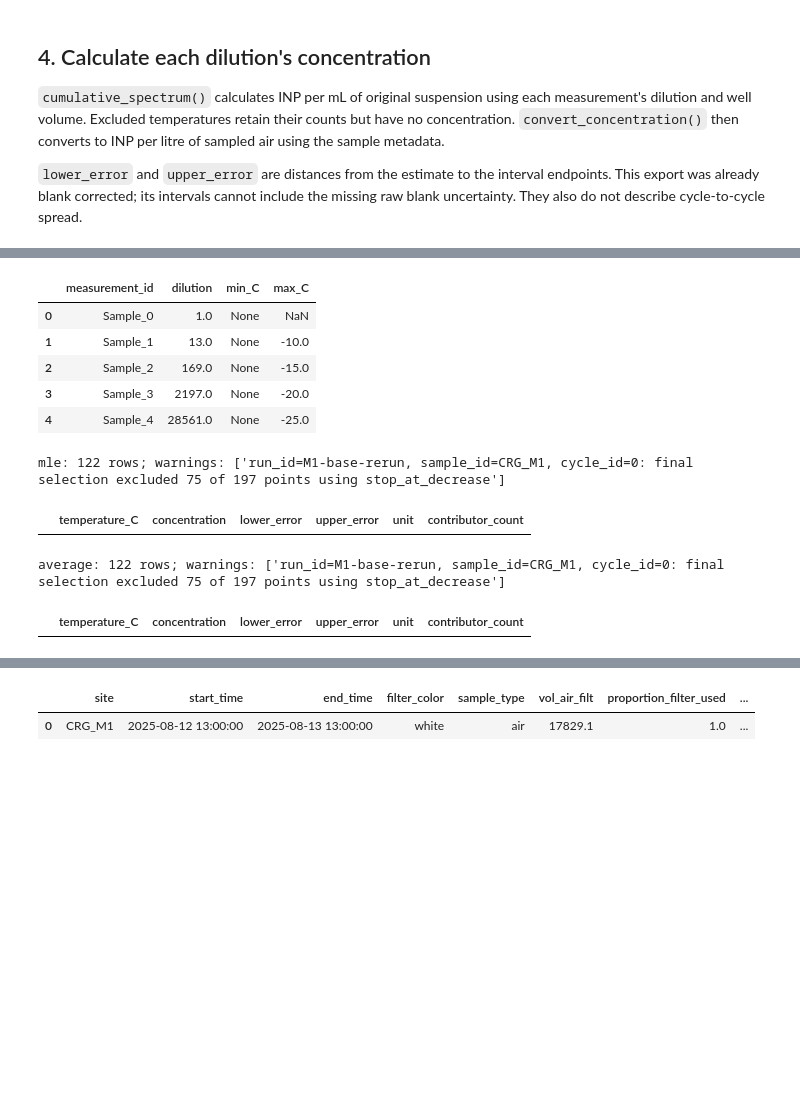
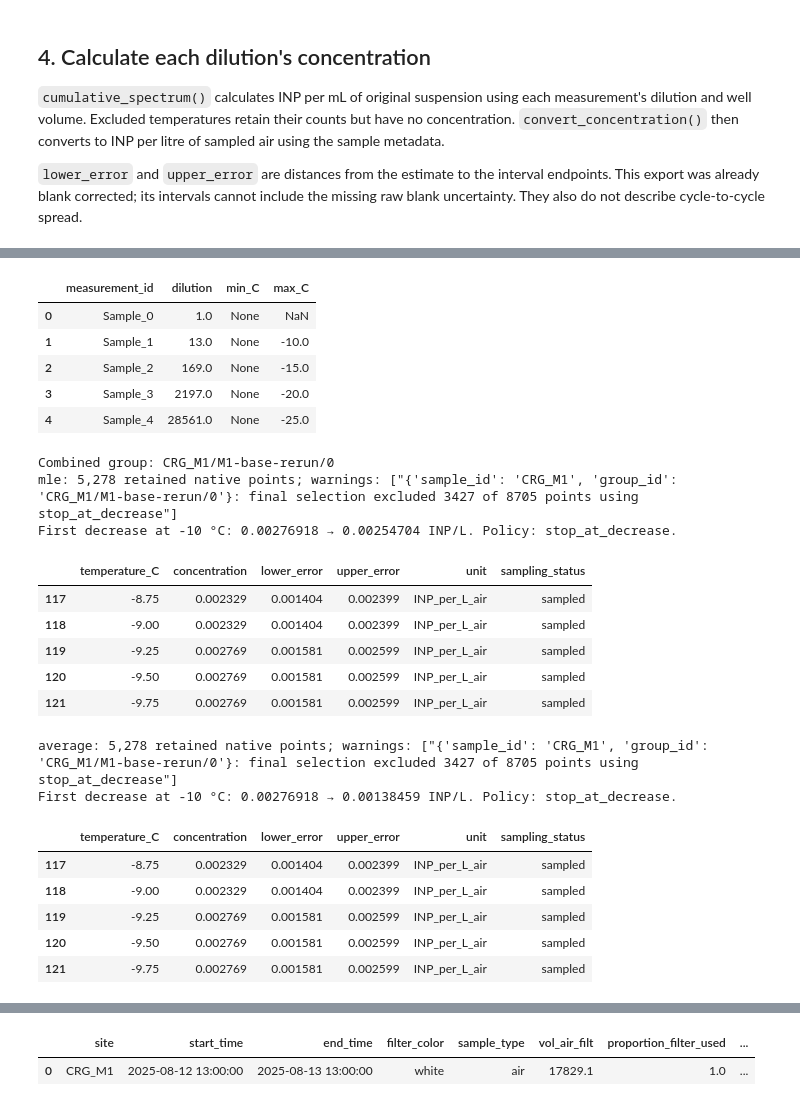
Before and after one commit to bochens/inptk, a Jupyter notebook: notebook/icescopy_freeze_count_to_air_inp_demo.ipynb, the cells around one changed output, grey strips where cells are left out. Drawn from its saved outputs; the diff is of its cells as text; code cells hidden in the pictures; blank space fills up the shorter version.

```diff
--- a/notebook/icescopy_freeze_count_to_air_inp_demo.ipynb
+++ b/notebook/icescopy_freeze_count_to_air_inp_demo.ipynb
@@ -57,9 +58,8 @@ RUN_ID = "M1-base-rerun"
 SAMPLE_MAP = {f"Sample_{i}": "CRG_M1" for i in range(5)}
 PLOT_SAMPLE_ID = "CRG_M1"
 PLOT_CYCLE_ID = "0"
-TEMPERATURE_STEP_C = 0.25
-TEMPERATURE_METHOD = "latest"
-TEMPERATURE_TOLERANCE_C = 0.0
+OUTPUT_STEP_C = 0.25  # Optional: applied only to the final result.
+OUTPUT_METHOD = "sample"  # Or "interpolate" for a derived curve.
 TEMPERATURE_RANGES_C = {
     "Sample_1": {"max_C": -10},
     "Sample_2": {"max_C": -15},
@@ -208,20 +208,15 @@ Decreases in the supplied fractions remain visible.
 # %%
-fractions = inptk.frozen_fraction(
-    experiment.counts,
-    step_C=TEMPERATURE_STEP_C,
-    temperature_method=TEMPERATURE_METHOD,
-    temperature_tolerance_C=TEMPERATURE_TOLERANCE_C,
-)
+fractions = inptk.frozen_fraction(experiment)
 fraction_df = fractions.to_dataframe()
-print(f"Frozen-fraction rows: {len(fraction_df):,}; grid spacing: {TEMPERATURE_STEP_C} °C")
+print(f"Original frozen-fraction observations: {len(fraction_df):,}")
 display(fraction_df[["sample_id", "cycle_id", "measurement_id", "temperature_C", "n_total", "n_frozen", "fraction_frozen"]].head())
 
 fig, ax = plt.subplots(figsize=(9, 5), layout="constrained")
 for measurement_id, frame in fractions.select(**plot_selection).to_dataframe().groupby("measurement_id", sort=False):
-    frame = frame.sort_values("temperature_C", ascending=False)
+    frame = frame.sort_values("time_s", kind="stable")
     dilution = experiment.measurements[measurement_id].dilution
     ax.plot(frame.temperature_C, frame.fraction_frozen, "o-", ms=2.5, lw=1, label=f"{dilution:g}-fold dilution")
-ax.set(title=f"{PLOT_SAMPLE_ID} · cycle {PLOT_CYCLE_ID} · temperature-grid fractions", xlabel="Temperature (°C)", ylabel="Fraction frozen", xlim=TEMPERATURE_XLIM)
+ax.set(title=f"{PLOT_SAMPLE_ID} · cycle {PLOT_CYCLE_ID} · original frozen fractions", xlabel="Temperature (°C)", ylabel="Fraction frozen", xlim=TEMPERATURE_XLIM)
 ax.legend(fontsize=8, loc="lower right")
 ax.grid(alpha=0.2)
 plt.show()
@@ -324,41 +334,77 @@ range_controls = pd.DataFrame([
     for name, metadata in experiment.measurements.items()
 ])
 display(range_controls)
 
 combined_suspension = {
     method: inptk.combine_dilutions(
         fractions, experiment=experiment, method=method,
         temperature_ranges_C=TEMPERATURE_RANGES_C,
     )
     for method in ("mle", "average")
 }
 combined_air_candidates = {
     method: inptk.convert_concentration(table, experiment.samples, basis="sampled_air")
     for method, table in combined_suspension.items()
 }
 combined_air = {
     method: inptk.finalize_spectrum(table, decrease_policy=DECREASE_POLICY)
     for method, table in combined_air_candidates.items()
 }
 
+grid_air = {
+    method: inptk.resample_spectrum(table, step_C=OUTPUT_STEP_C, method=OUTPUT_METHOD)
+    for method, table in combined_air.items()
+}
+groups = combined_suspension[METHOD].history[-1]["combination_groups"]
+plot_group_ids = [
+    name for name, group in groups.items()
+    if group["sample_id"] == PLOT_SAMPLE_ID
+    and all(member["run_id"] == RUN_ID and member["cycle_id"] == PLOT_CYCLE_ID
+            for member in group["members"])
+]
+if len(plot_group_ids) != 1:
+    raise ValueError("Select exactly one combined group for these plots")
+combined_selection = {"group_id": plot_group_ids[0]}
+print("Combined group:", combined_selection["group_id"])
+
 for method, table in combined_air.items():
-    print(f"{method}: {len(table)} rows; warnings: {table.warnings or 'none'}")
-    selected = table.select(**plot_selection).to_dataframe()
-    display(selected.loc[selected.temperature_C.isin([-10, -15, -20, -25]), [
+    print(f"{method}: {len(table):,} retained native points; warnings: {table.warnings or 'none'}")
+    report = next(item for item in table.history[-1]["groups"]
+                  if item["group_id"] == combined_selection["group_id"])
+    first_decrease = next((item for item in report["excluded"] if item["reason"] == "decrease"), None)
+    if first_decrease is not None:
+        print(f"First decrease at {first_decrease['temperature_C']:.4g} °C: "
+              f"{first_decrease['reference_concentration']:.6g} → "
+              f"{first_decrease['concentration']:.6g} INP/L. Policy: {DECREASE_POLICY}.")
+    selected = grid_air[method].select(**combined_selection).to_dataframe()
+    display(selected.tail(5)[[
         "temperature_C", "concentration", "lower_error", "upper_error", "unit",
-        "contributor_count",
+        "sampling_status",
     ]])
 # %% [output]
 |  | measurement_id | dilution | min_C | max_C |
 | 0 | Sample_0 | 1.0 | None | NaN |
 | 1 | Sample_1 | 13.0 | None | -10.0 |
 | 2 | Sample_2 | 169.0 | None | -15.0 |
 | 3 | Sample_3 | 2197.0 | None | -20.0 |
 | 4 | Sample_4 | 28561.0 | None | -25.0 |
-mle: 122 rows; warnings: ['run_id=M1-base-rerun, sample_id=CRG_M1, cycle_id=0: final selection excluded 75 of 197 points using stop_at_decrease']
+Combined group: CRG_M1/M1-base-rerun/0
+mle: 5,278 retained native points; warnings: ["{'sample_id': 'CRG_M1', 'group_id': 'CRG_M1/M1-base-rerun/0'}: final selection excluded 3427 of 8705 points using stop_at_decrease"]
+First decrease at -10 °C: 0.00276918 → 0.00254704 INP/L. Policy: stop_at_decrease.
-|  | temperature_C | concentration | lower_error | upper_error | unit | contributor_count |
+|  | temperature_C | concentration | lower_error | upper_error | unit | sampling_status |
+| 117 | -8.75 | 0.002329 | 0.001404 | 0.002399 | INP_per_L_air | sampled |
+| 118 | -9.00 | 0.002329 | 0.001404 | 0.002399 | INP_per_L_air | sampled |
+| 119 | -9.25 | 0.002769 | 0.001581 | 0.002599 | INP_per_L_air | sampled |
+| 120 | -9.50 | 0.002769 | 0.001581 | 0.002599 | INP_per_L_air | sampled |
+| 121 | -9.75 | 0.002769 | 0.001581 | 0.002599 | INP_per_L_air | sampled |
-average: 122 rows; warnings: ['run_id=M1-base-rerun, sample_id=CRG_M1, cycle_id=0: final selection excluded 75 of 197 points using stop_at_decrease']
+average: 5,278 retained native points; warnings: ["{'sample_id': 'CRG_M1', 'group_id': 'CRG_M1/M1-base-rerun/0'}: final selection excluded 3427 of 8705 points using stop_at_decrease"]
+First decrease at -10 °C: 0.00276918 → 0.00138459 INP/L. Policy: stop_at_decrease.
-|  | temperature_C | concentration | lower_error | upper_error | unit | contributor_count |
+|  | temperature_C | concentration | lower_error | upper_error | unit | sampling_status |
+| 117 | -8.75 | 0.002329 | 0.001404 | 0.002399 | INP_per_L_air | sampled |
+| 118 | -9.00 | 0.002329 | 0.001404 | 0.002399 | INP_per_L_air | sampled |
+| 119 | -9.25 | 0.002769 | 0.001581 | 0.002599 | INP_per_L_air | sampled |
+| 120 | -9.50 | 0.002769 | 0.001581 | 0.002599 | INP_per_L_air | sampled |
+| 121 | -9.75 | 0.002769 | 0.001581 | 0.002599 | INP_per_L_air | sampled |
 # %%
 fig, ax = plt.subplots(figsize=(10, 6), layout="constrained")
 for index, (measurement_id, frame) in enumerate(individual_air.select(**plot_selection).to_dataframe().groupby("measurement_id", sort=False)):
```
Also changed, not shown: parts of 12 cells of this notebook, 35 other files.
